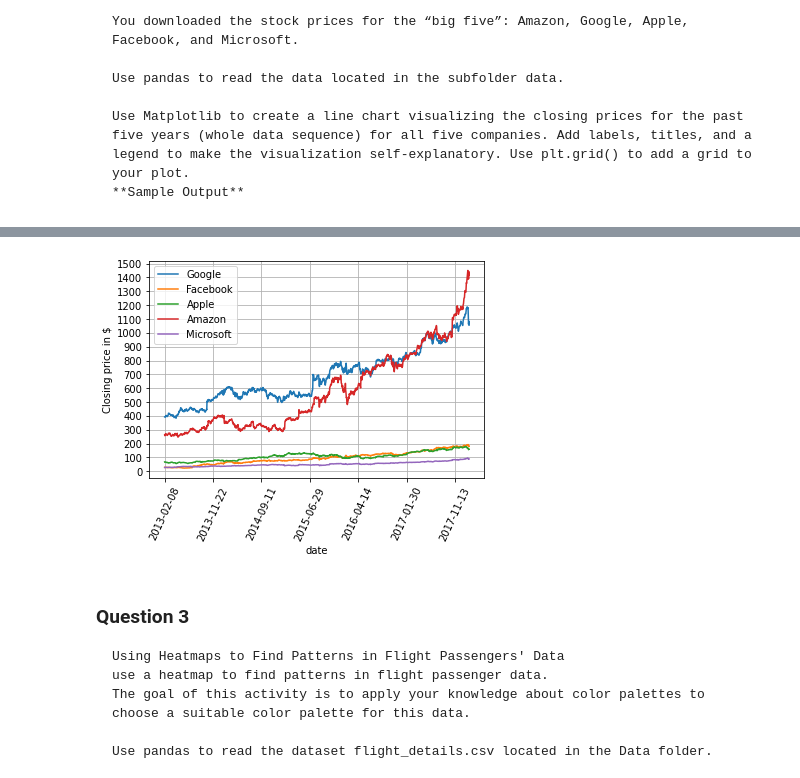
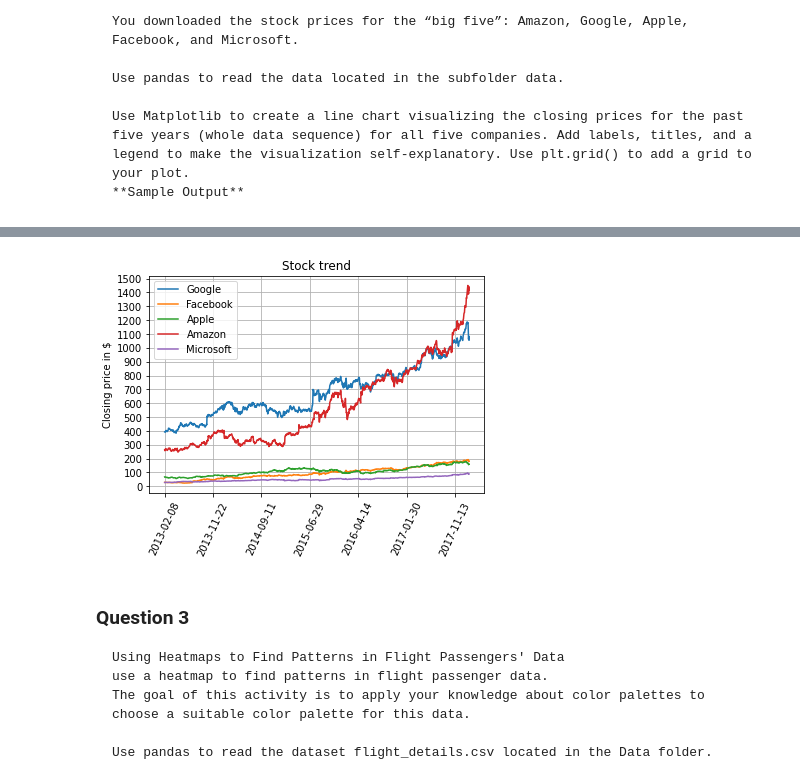
Before and after one commit to knavee12345/EduBridge-Assesment, a Jupyter notebook: Assignment/Assignment9.ipynb, the cells around one changed output, grey strips where cells are left out. Drawn from its saved outputs; the diff is of its cells as text; code cells hidden in the pictures.

````diff
--- a/Assignment/Assignment9.ipynb
+++ b/Assignment/Assignment9.ipynb
@@ -49,23 +49,23 @@ Use Matplotlib to create a line chart visualizing the closing prices for the pas
 # %%
 google=pd.read_csv("https://raw.githubusercontent.com/svkarthik86/Advanced-python/main/WEEK-9%20Assignment/Data/GOOGL_data.csv")
 amazon=pd.read_csv("https://raw.githubusercontent.com/svkarthik86/Advanced-python/main/WEEK-9%20Assignment/Data/AMZN_data.csv")
 facebook=pd.read_csv("https://raw.githubusercontent.com/svkarthik86/Advanced-python/main/WEEK-9%20Assignment/Data/FB_data.csv")
 apple=pd.read_csv("https://raw.githubusercontent.com/svkarthik86/Advanced-python/main/WEEK-9%20Assignment/Data/AAPL_data.csv")
 microsoft=pd.read_csv("https://raw.githubusercontent.com/svkarthik86/Advanced-python/main/WEEK-9%20Assignment/Data/MSFT_data.csv")
 
 data=pd.concat([google.date,google.close,facebook.close,apple.close,amazon.close,microsoft.close],axis=1)
 data.columns=["date","Google","Facebook","Apple","Amazon","Microsoft"]
 
 data.plot(x="date")
 plt.xticks(rotation=65)
-plt.xlabel("date")
+plt.xlabel(None)
+plt.title("Stock trend")
 plt.ylabel("Closing price in $")
 plt.locator_params(axis='y',nbins=16)
-plt.locator_params(axis='x',nbins=36)
 plt.grid()
 plt.show()
 # %% [output]
-[figure, old version]
+[figure, new version]
 # %% [markdown]
 ### Question 3
 ```
````
Also changed, not shown: parts of 1 cell of this notebook.
